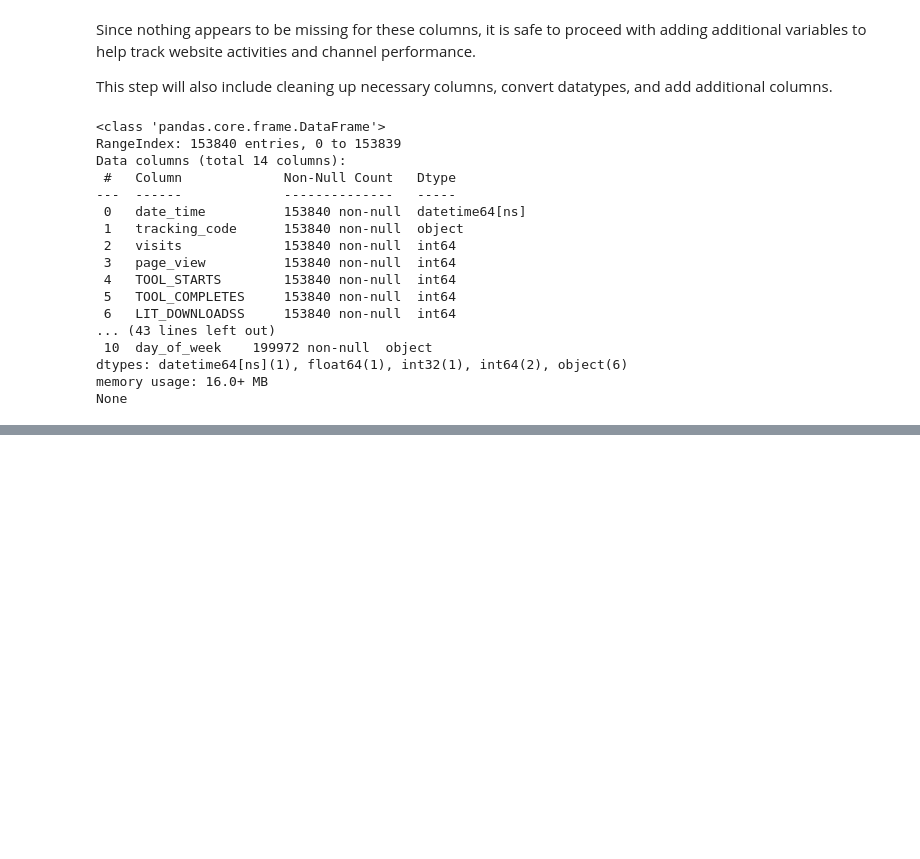
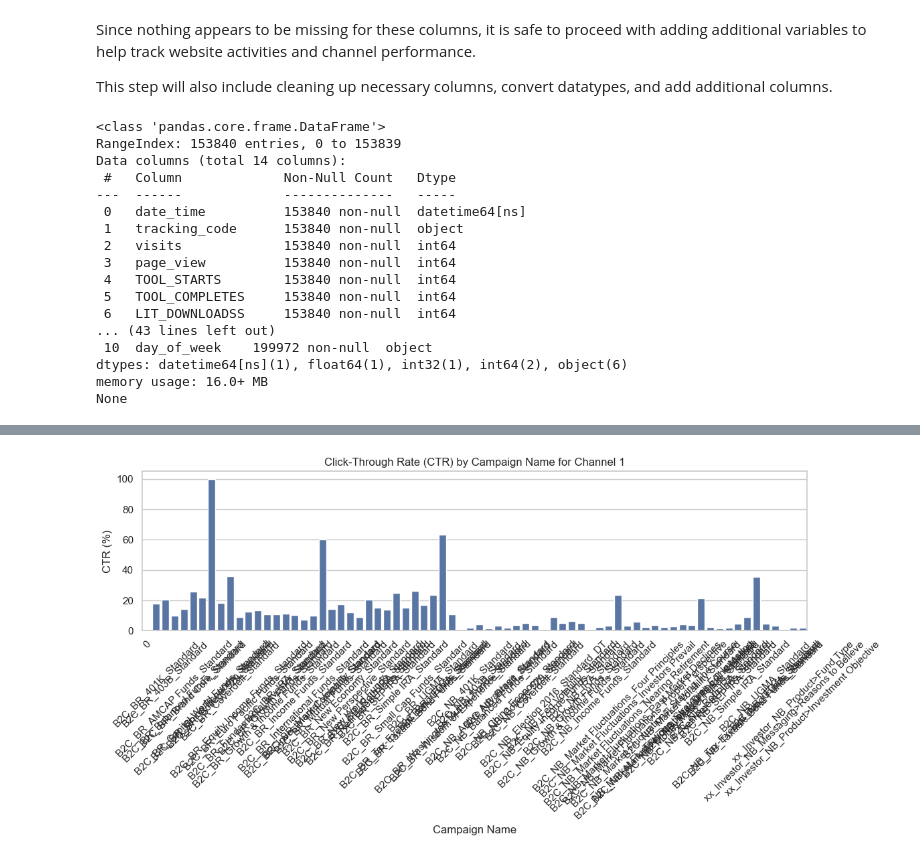
Before and after one commit to thenouch/Udacity-Nanodegree, a Jupyter notebook: cg_analysis.ipynb, the cells around one changed output, grey strips where cells are left out. Drawn from its saved outputs; the diff is of its cells as text; code cells hidden in the pictures; blank space fills up the shorter version.

```diff
--- a/cg_analysis.ipynb
+++ b/cg_analysis.ipynb
@@ -318,0 +412,99 @@ print(combined_activities_by_channel_1)
+# %%
+# Since campaignname and site(DCM) are the best identifiers for channel_1 and channel_2 respectively, we will use these fields to evaluate the performance of each channel
+
+
+# Evaluate how the performance of channel-specific categories; determine the best use of segmentation for insights
+
+# Create CTR, CPC, TAR rates aggregated by campaignname for channel_1
+combined_activities_by_channel_1_new_measures = combined_activities_by_channel_1.groupby('campaignname').agg(
+    {
+        'clicks': 'sum',
+        'impressions': 'sum',
+        'cost': 'sum',
+        'tool_starts': 'sum',
+        'tool_completes': 'sum',
+    }).reset_index()
+
+combined_activities_by_channel_1_new_measures['CTR'] = np.where(
+    combined_activities_by_channel_1_new_measures['impressions'] > 0,
+    combined_activities_by_channel_1_new_measures['clicks'] / combined_activities_by_channel_1_new_measures['impressions'],
+    0
+)  * 100
+combined_activities_by_channel_1_new_measures['CPC'] = np.where(
+    combined_activities_by_channel_1_new_measures['clicks'] > 0,
+    combined_activities_by_channel_1_new_measures['cost'] / combined_activities_by_channel_1_new_measures['clicks'],
+    0
+)
+combined_activities_by_channel_1_new_measures['TAR'] = np.where(
+    combined_activities_by_channel_1_new_measures['clicks'] > 0,
+    combined_activities_by_channel_1_new_measures['tool_starts'] / combined_activities_by_channel_1_new_measures['clicks'],
+    0
+) * 100
+# display(combined_activities_by_channel_1_new_measures)
+
+
+
+
+
+# Evaluate how the performance of channel-specific categories; determine the best use of segmentation for insights
+
+# Create CTR, CPC, TAR rates aggregated by site(DCM) for channel_2
+
+combined_activities_by_channel_2_new_measures = combined_activities_by_channel_2.groupby('site(dcm)').agg(
+    {
+        'clicks': 'sum',
+        'impression': 'sum',
+        'cost': 'sum',
+        'tool_starts': 'sum',
+        'tool_completes': 'sum',
+    }).reset_index()
+combined_activities_by_channel_2_new_measures['CTR'] = np.where(
+    combined_activities_by_channel_2_new_measures['impression'] > 0,
+    combined_activities_by_channel_2_new_measures['clicks'] / combined_activities_by_channel_2_new_measures['impression'],
+    0
+)  * 100
+combined_activities_by_channel_2_new_measures['CPC'] = np.where(
+    combined_activities_by_channel_2_new_measures['clicks'] > 0,
+    combined_activities_by_channel_2_new_measures['cost'] / combined_activities_by_channel_2_new_measures['clicks'],
+    0
+)
+combined_activities_by_channel_2_new_measures['TAR'] = np.where(
+    combined_activities_by_channel_2_new_measures['clicks'] > 0,
+    combined_activities_by_channel_2_new_measures['tool_starts'] / combined_activities_by_channel_2_new_measures['clicks'],
+    0
+) * 100
+# display(combined_activities_by_channel_2_new_measures)
+
+
+
+
+# Plot the results using matplotlib and seaborn
+import matplotlib.pyplot as plt
+import seaborn as sns
+# Set the style for the plots
+sns.set(style="whitegrid")
+
+
+# Plot CTR by campaignname for channel_1
+plt.figure(figsize=(12, 6))
+sns.barplot(x='campaignname', y='CTR', data=combined_activities_by_channel_1_new_measures)
+plt.title('Click-Through Rate (CTR) by Campaign Name for Channel 1')
+plt.xlabel('Campaign Name')
+plt.ylabel('CTR (%)')
+plt.xticks(rotation=45)
+plt.tight_layout()
+plt.show()
+
+
+
+# Plot CTR by site(DCM) for channel_2
+plt.figure(figsize=(12, 6))
+sns.barplot(x='site(dcm)', y='CTR', data=combined_activities_by_channel_2_new_measures)
+plt.title('Click-Through Rate (CTR) by Site (DCM) for Channel 2')
+plt.xlabel('Site (DCM)')
+plt.ylabel('CTR (%)')
+plt.xticks(rotation=45)
+plt.tight_layout()
+plt.show()
+# %% [output]
+[figure, added]
```
Also changed, not shown: parts of 19 cells of this notebook.
